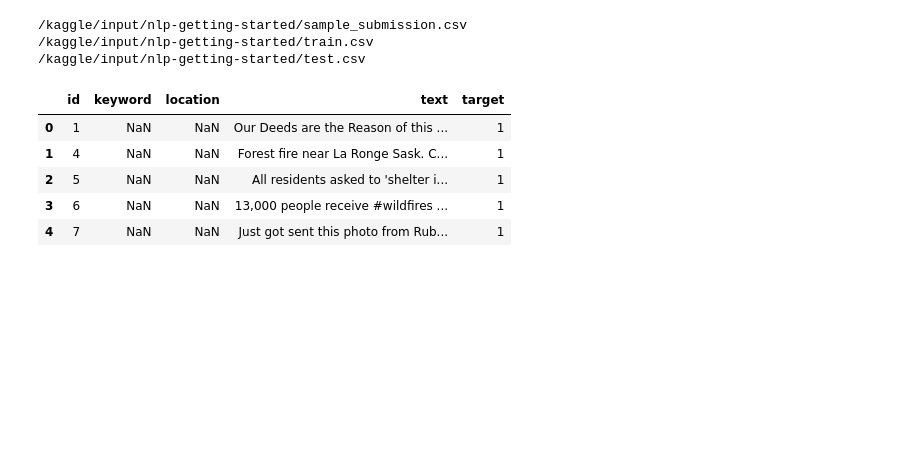
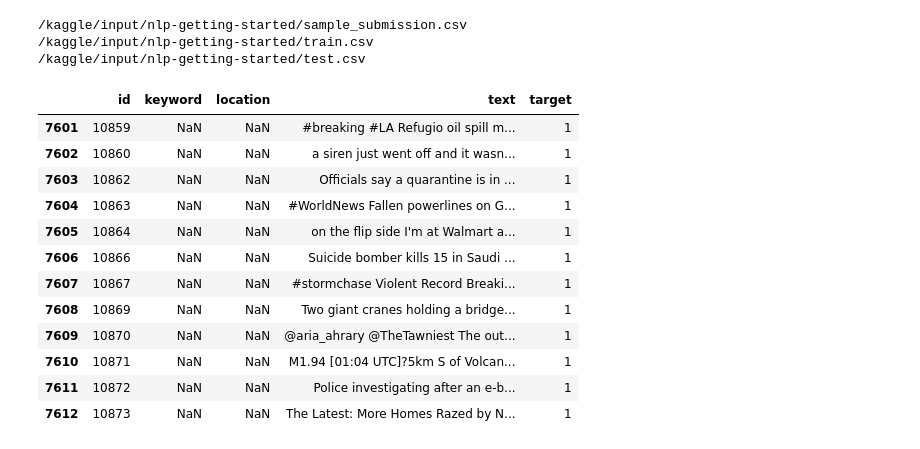
Before and after one commit to nisaral/nlp_practiceground, a Jupyter notebook: nlp-basics.ipynb, the cells around one changed output. Cells and saved outputs as stored; diff of their text form; code cells hidden in the pictures; blank space fills up the shorter version.

```diff
--- a/nlp-basics.ipynb
+++ b/nlp-basics.ipynb
@@ -15,14 +37,23 @@ for dirname, _, filenames in os.walk('/kaggle/input'):
 /kaggle/input/nlp-getting-started/sample_submission.csv
 /kaggle/input/nlp-getting-started/train.csv
 /kaggle/input/nlp-getting-started/test.csv
+# %%
+pd.set_option('display.max_colwidth', None)
 # %%
 train_df = pd.read_csv("/kaggle/input/nlp-getting-started/train.csv")
 test_df = pd.read_csv("/kaggle/input/nlp-getting-started/test.csv")
-train_df.head()
+train_df.tail(12)
 # %% [output]
 |  | id | keyword | location | text | target |
-| 0 | 1 | NaN | NaN | Our Deeds are the Reason of this ... | 1 |
-| 1 | 4 | NaN | NaN | Forest fire near La Ronge Sask. C... | 1 |
-| 2 | 5 | NaN | NaN | All residents asked to 'shelter i... | 1 |
-| 3 | 6 | NaN | NaN | 13,000 people receive #wildfires ... | 1 |
-| 4 | 7 | NaN | NaN | Just got sent this photo from Rub... | 1 |
+| 7601 | 10859 | NaN | NaN | #breaking #LA Refugio oil spill m... | 1 |
+| 7602 | 10860 | NaN | NaN | a siren just went off and it wasn... | 1 |
+| 7603 | 10862 | NaN | NaN | Officials say a quarantine is in ... | 1 |
+| 7604 | 10863 | NaN | NaN | #WorldNews Fallen powerlines on G... | 1 |
+| 7605 | 10864 | NaN | NaN | on the flip side I'm at Walmart a... | 1 |
+| 7606 | 10866 | NaN | NaN | Suicide bomber kills 15 in Saudi ... | 1 |
+| 7607 | 10867 | NaN | NaN | #stormchase Violent Record Breaki... | 1 |
+| 7608 | 10869 | NaN | NaN | Two giant cranes holding a bridge... | 1 |
+| 7609 | 10870 | NaN | NaN | @aria_ahrary @TheTawniest The out... | 1 |
+| 7610 | 10871 | NaN | NaN | M1.94 [01:04 UTC]?5km S of Volcan... | 1 |
+| 7611 | 10872 | NaN | NaN | Police investigating after an e-b... | 1 |
+| 7612 | 10873 | NaN | NaN | The Latest: More Homes Razed by N... | 1 |
```
Also changed, not shown: parts of 23 cells of this notebook.
